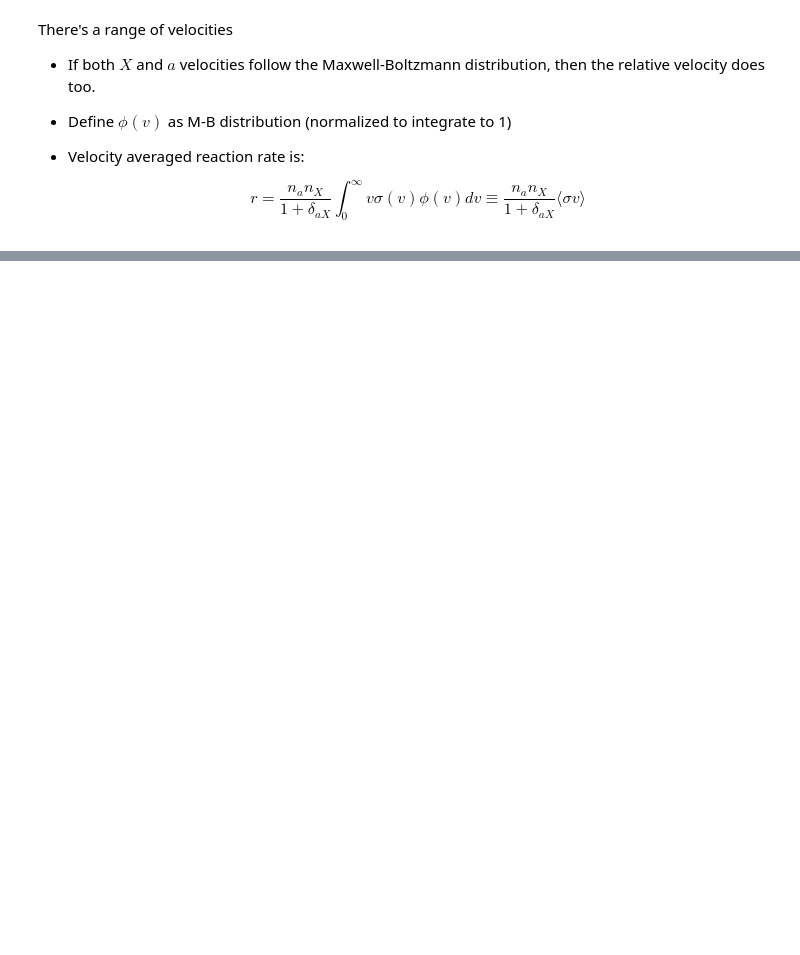
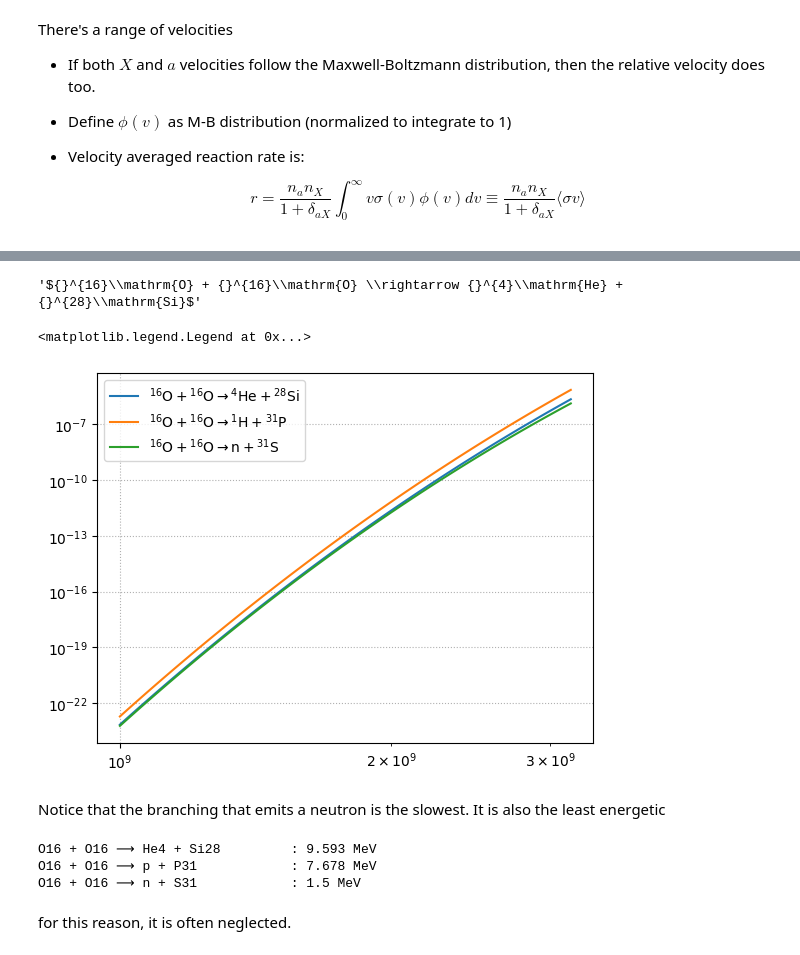
Before and after one commit to zingale/mesa-labs, a Jupyter notebook: docs/source/reactions.ipynb, the cells around one changed output, grey strips where cells are left out. Saved outputs shown, nothing was run; the diff lists cells and outputs as text; code cells hidden in the pictures; blank space fills up the shorter version.

```diff
--- a/docs/source/reactions.ipynb
+++ b/docs/source/reactions.ipynb
@@ -73,0 +124,5 @@ There's a range of velocities
+# %%
+rl = pyna.ReacLibLibrary()
+rates = rl.get_rate_by_name(["o16(o16,a)si28",
+                             "o16(o16,p)p31",
+                             "o16(o16,n)s31"])
@@ -73,0 +132,27 @@ There's a range of velocities
+# %%
+r.pretty_string
+# %% [output]
+'${}^{16}\\mathrm{O} + {}^{16}\\mathrm{O} \\rightarrow {}^{4}\\mathrm{He} + {}^{28}\\mathrm{Si}$'
+# %%
+fig, ax = plt.subplots()
+Ts = np.logspace(9, 9.5, 100)
+
+for r in rates:
+    ax.loglog(Ts, [r.eval(T) for T in Ts], label=f"{r.pretty_string}")
+
+ax.grid(ls=":")
+ax.legend()
+# %% [output]
+<matplotlib.legend.Legend at 0x...>
+[figure, added]
+# %% [markdown]
+Notice that the branching that emits a neutron is the slowest.  It is also the least energetic
+# %%
+for r in rates:
+    print(f"{r!s:30} : {r.Q} MeV")
+# %% [output]
+O16 + O16 ⟶ He4 + Si28         : 9.593 MeV
+O16 + O16 ⟶ p + P31            : 7.678 MeV
+O16 + O16 ⟶ n + S31            : 1.5 MeV
+# %% [markdown]
+for this reason, it is often neglected.
```
Also changed, not shown: parts of 21 cells of this notebook.
